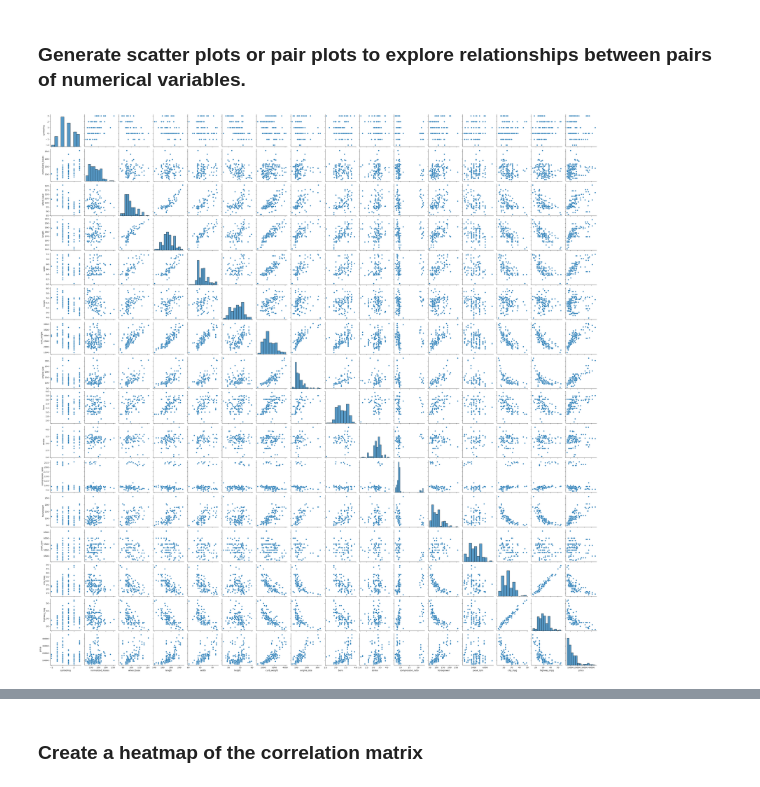
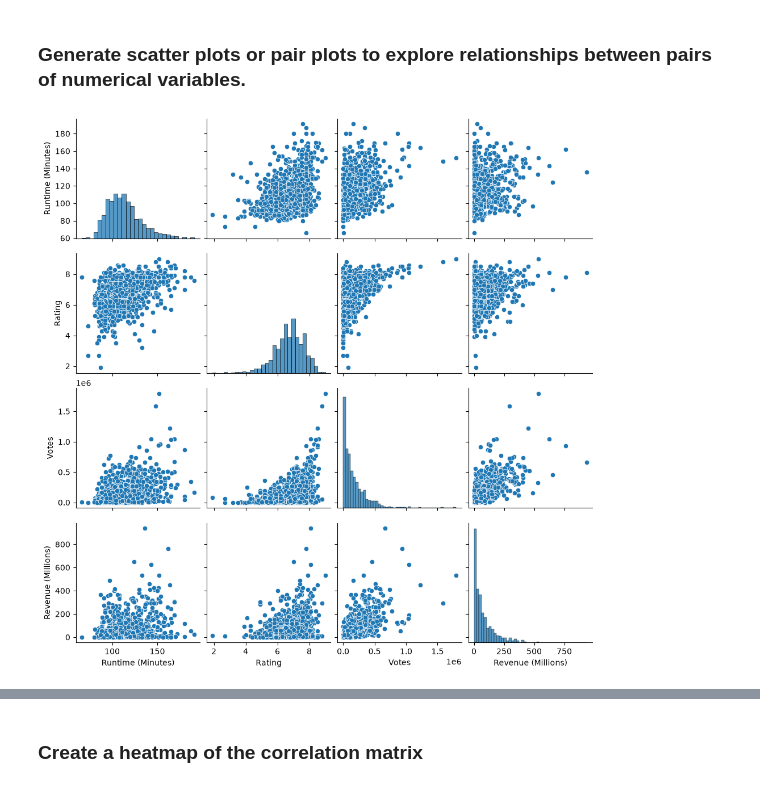
Before and after one commit to ignotus-8/4th, a Jupyter notebook: AI/024bscit028/Lab 3/EDA.ipynb, the cells around one changed output, grey strips where cells are left out. Cells and saved outputs as stored; diff of their text form; code cells hidden in the pictures.

```diff
--- a/AI/024bscit028/Lab 3/EDA.ipynb
+++ b/AI/024bscit028/Lab 3/EDA.ipynb
@@ -10,4 +10,4 @@ import seaborn as sns
 # %% [markdown]
 ### Load the dataset
 # %%
-df=pd.read_csv("Copy of Automobile.csv")
+df=pd.read_csv("IMDB_Movie_Data.csv")
@@ -123,7 +155,12 @@ Numerical Columns
 # %% [markdown]
 ### Generate scatter plots or pair plots to explore relationships between pairs of numerical variables.
 # %%
-sns.pairplot(df[num_col])
+sns.pairplot(df[[
+    "Runtime (Minutes)",
+    "Rating",
+    "Votes",
+    "Revenue (Millions)",
+]])
 plt.show()
 # %% [output]
-[figure, old version]
+[figure, new version]
```
Also changed, not shown: parts of 12 cells of this notebook, 3 other files.
